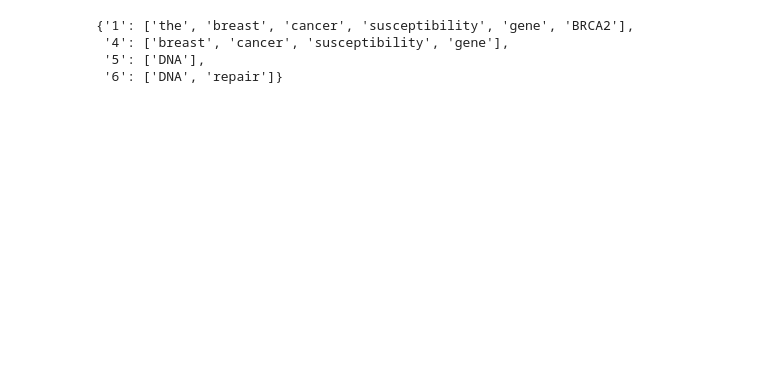
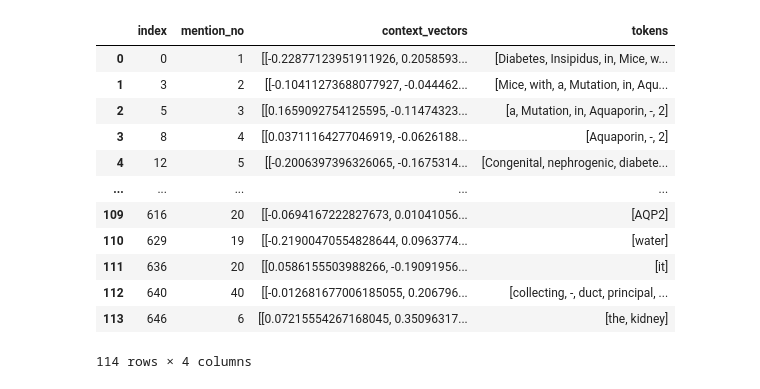
Before and after one commit to smitmirani10/Sem3FinalProject, a Jupyter notebook: Draft_project_code.ipynb, the cells around one changed output. Cells and saved outputs as stored; diff of their text form; code cells hidden in the pictures; blank space fills up the shorter version.

```diff
--- a/Draft_project_code.ipynb
+++ b/Draft_project_code.ipynb
@@ -171 +198,23 @@ final_sentence
+# %%
+large_tokenized_text=[]
+large_embeddings=[]
+for text in texts:
+  #print(text)
+  tokenized_text, tokens_tensor, segments_tensors = bert_text_preparation(text, tokenizer)
+  list_token_embeddings = get_bert_embeddings(tokens_tensor, segments_tensors, model)
+  #print(tokenized_text)
+  for i in tokenized_text:
+    large_tokenized_text.append(i)
+  for j in list_token_embeddings:
+    large_embeddings.append(j)
+
+for i in range(df['tokens_per_word'].size):
+  temp_context_vectors=[]
+  for j in df['tokens_per_word'][i]:
+    #print(j)
+    word_index = large_tokenized_text.index(j)
+    word_embedding = large_embeddings[word_index]
+    temp_context_vectors.append(word_embedding)
+  mean_vector=np.mean(temp_context_vectors,axis=0)
+  df['embedding_per_token'][i]=mean_vector
 # %%
@@ -209,13 +278,17 @@ def add_to_dict(i,number,my_coref_list,my_word_list,df):
 # %%
-#Main purpose is to have a dictionary created for all the mentions
+#Main purpose is to have a dictionary and a final dataframe created for all the mentions
+#If we have discontinuous mentions, then they will be all added together as one
+#Their context vectors and their tokens will be combined together in a single list
+
 i=0
-coref_groups = {}
+#coref_groups = {}
 word_groups={}
 mentions=[]
 counter=0
-mean_vector=[]
-column_names = ["ID", "mention_no","mean_vector","tokens"]
-final_df = pd.DataFrame(columns = column_names)
+alpha_num=''
+#mean_vector=[]
+column_names = ["index", "mention_no","context_vectors","tokens"]
+inter_df = pd.DataFrame(columns = column_names)
 for i in range(df['coref'].size):
   temp = df['coref'][i]
   mentions = temp.split('|')
@@ -227,37 +300,49 @@ for i in range(df['coref'].size):
     if '(' in mention and ')' not in mention:
       my_coref_list=[]
       my_word_list=[]
       x=mention.split('(')
       number=x[1]
+      #if (re.search('[a-zA-Z]', number)):
+      #  number=extract_number(number)
       #print('Case 1',number)
       my_coref_list.append(df['embedding_per_token'][i])
       my_word_list.append(df['words'][i])
       #we call the above method which reads all the mentions
       #until it finds the end of the mention previously encountered
       my_coref_list,my_word_list = add_to_dict(i,number,my_coref_list,my_word_list,df)
 
     elif '(' in mention and ')' in mention:
       #This is the singleton case
       #Where the mention has both opeining and closing
       my_coref_list=[]
       my_word_list=[]
       x = mention.split('(')
       number=x[1].split(')')[0]
+      #print('Case 2',number)
       my_coref_list.append(df['embedding_per_token'][i])
       my_word_list.append(df['words'][i])
 
     else:
       #print('Case 4 not here')
       continue
-    mean_vector=np.mean(my_coref_list,axis=0)
-    final_df.loc[counter]=[i,number,mean_vector,my_word_list]
-    coref_groups[number] = my_coref_list
+    inter_df.loc[counter]=[i,number,my_coref_list,my_word_list]
+    #coref_groups[number] = my_coref_list
     word_groups[number] = my_word_list
     counter+=1
 
 word_groups
+inter_df
 # %% [output]
+|  | index | mention_no | context_vectors | tokens |
+| 0 | 0 | 1 | [[-0.22877123951911926, 0.2058593... | [Diabetes, Insipidus, in, Mice, w... |
+| 1 | 3 | 2 | [[-0.10411273688077927, -0.044462... | [Mice, with, a, Mutation, in, Aqu... |
+| 2 | 5 | 3 | [[0.1659092754125595, -0.11474323... | [a, Mutation, in, Aquaporin, -, 2] |
+| 3 | 8 | 4 | [[0.03711164277046919, -0.0626188... | [Aquaporin, -, 2] |
+| 4 | 12 | 5 | [[-0.2006397396326065, -0.1675314... | [Congenital, nephrogenic, diabete... |
+| ... | ... | ... | ... | ... |
+| 109 | 616 | 20 | [[-0.0694167222827673, 0.01041056... | [AQP2] |
+| 110 | 629 | 19 | [[-0.21900470554828644, 0.0963774... | [water] |
+| 111 | 636 | 20 | [[0.0586155503988266, -0.19091956... | [it] |
+| 112 | 640 | 40 | [[-0.012681677006185055, 0.206796... | [collecting, -, duct, principal, ... |
+| 113 | 646 | 6 | [[0.07215554267168045, 0.35096317... | [the, kidney] |
-{'1': ['the', 'breast', 'cancer', 'susceptibility', 'gene', 'BRCA2'],
- '4': ['breast', 'cancer', 'susceptibility', 'gene'],
- '5': ['DNA'],
- '6': ['DNA', 'repair']}
+114 rows × 4 columns
```
Also changed, not shown: parts of 34 cells of this notebook.
